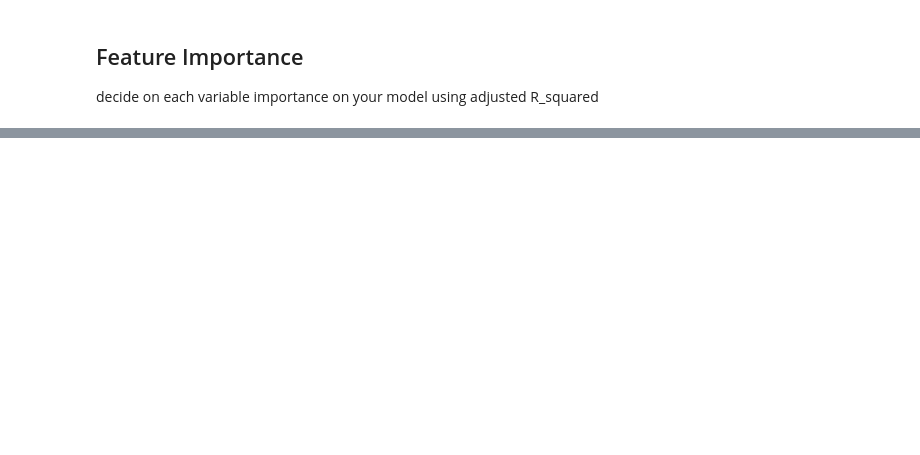
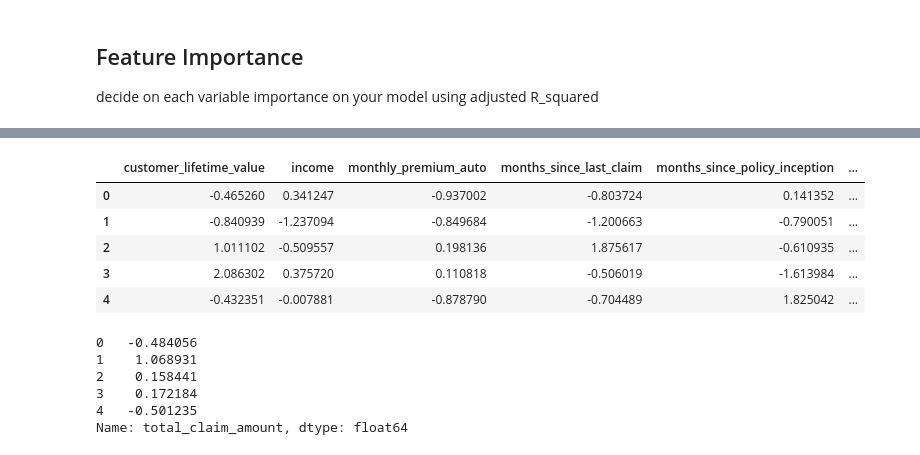
Before and after one commit to JuleTwelkemeier/IronJule, a Jupyter notebook: machine_learning/comparing_regession_models_cs_study.ipynb, the cells around one changed output, grey strips where cells are left out. Cells and saved outputs as stored; diff of their text form; code cells hidden in the pictures; blank space fills up the shorter version.

```diff
--- a/machine_learning/comparing_regession_models_cs_study.ipynb
+++ b/machine_learning/comparing_regession_models_cs_study.ipynb
@@ -340,0 +311,18 @@ Text(0.5, 1.0, 'Train Residual histogram')
+# %%
+x.head()
+# %% [output]
+|  | customer_lifetime_value | income | monthly_premium_auto | months_since_last_claim | months_since_policy_inception | ... |
+| 0 | -0.465260 | 0.341247 | -0.937002 | -0.803724 | 0.141352 | ... |
+| 1 | -0.840939 | -1.237094 | -0.849684 | -1.200663 | -0.790051 | ... |
+| 2 | 1.011102 | -0.509557 | 0.198136 | 1.875617 | -0.610935 | ... |
+| 3 | 2.086302 | 0.375720 | 0.110818 | -0.506019 | -1.613984 | ... |
+| 4 | -0.432351 | -0.007881 | -0.878790 | -0.704489 | 1.825042 | ... |
+# %%
+y.head()
+# %% [output]
+0   -0.484056
+1    1.068931
+2    0.158441
+3    0.172184
+4   -0.501235
+Name: total_claim_amount, dtype: float64
```
Also changed, not shown: parts of 15 cells of this notebook, 4 other files.
